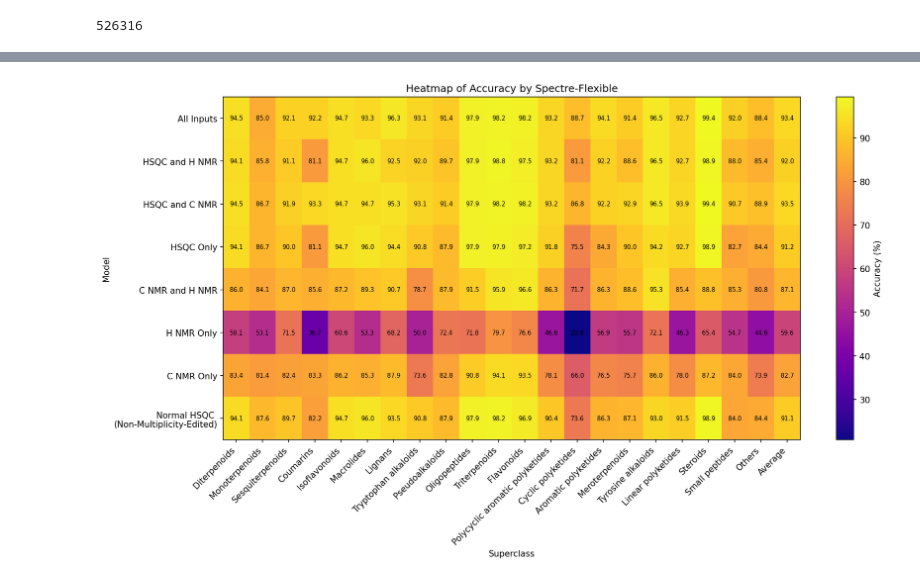
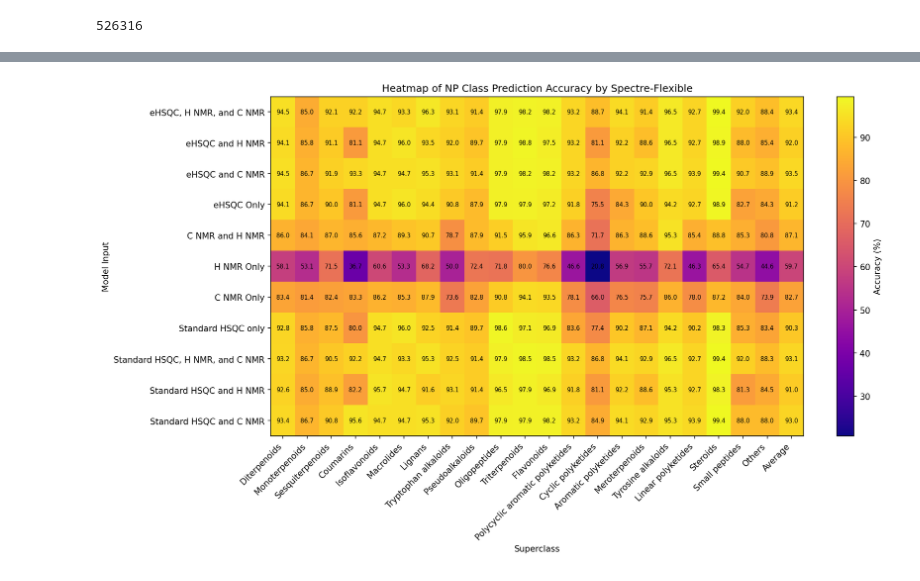
Before and after one commit to xwd0418/Spectre, a Jupyter notebook: inference/inference_to_perf_annotation.ipynb, the cells around one changed output, grey strips where cells are left out. Drawn from its saved outputs; the diff is of its cells as text; code cells hidden in the pictures.

Commit message:
adding more scripts to visualize in paper

```diff
--- a/inference/inference_to_perf_annotation.ipynb
+++ b/inference/inference_to_perf_annotation.ipynb
@@ -294,12 +387,19 @@ plot_topk_accuracy(mean_rank_records_no_mw, max_k=50, title="") #Structure Annot
 # %%
-import pickle
+# import pickle
 
-save_dir= "/root/gurusmart/MorganFP_prediction/reproduce_previous_works/Spectre/inference/"
+# save_dir= "/root/gurusmart/MorganFP_prediction/reproduce_previous_works/Spectre/inference/"
 
-with open(save_dir + "topk_annotation_with_mw.pkl", 'wb') as file:
-    pickle.dump(mean_rank_records, file)
-with open(save_dir + "topk_annotation_without_mw.pkl", 'wb') as file:
-    pickle.dump(mean_rank_records_no_mw, file)
+# with open(save_dir + "topk_annotation_with_mw.pkl", 'wb') as file:
+#     pickle.dump(mean_rank_records, file)
+# with open(save_dir + "topk_annotation_without_mw.pkl", 'wb') as file:
+#     pickle.dump(mean_rank_records_no_mw, file)
+# %%
+import pickle
+
+save_dir= "/root/gurusmart/MorganFP_prediction/reproduce_previous_works/Spectre/inference/"
+
+with open(save_dir + "topk_annotation_without_mw.pkl", 'rb') as file:
+    mean_rank_records_no_mw = pickle.load(file)
 # %%
 import pickle
 with open('/root/gurusmart/MorganFP_prediction/inference_data/coconut_loutus_hyun_training/smiles_to_np_classes.pkl', 'rb') as file:
@@ -346,16 +446,22 @@ from collections import defaultdict
 
 ## with MW
 class_wise_accuracy = defaultdict(lambda: defaultdict(list))
-for i in range(8):
+for i in range(11):
     loader_idx = i
-    if i == 7:
+    if i == 7: # Standard HSQC only
         loader_idx = 3
+    if i == 8: # Standard HSQC, H NMR, and C NMR
+        loader_idx = 0
+    if i == 9: # Standard HSQC and H NMR
+        loader_idx = 1
+    if i == 10: # Standard HSQC and C NMR
+        loader_idx = 2
 
     for idx, batch in enumerate(tqdm.tqdm(test_dataloaders[loader_idx])):
 
-        if i == 7:
+        if i >= 7:
             # last column all zeros
-            batch[0][:, -1] = 0
+            batch[0][:, :, -1] = 0
         with torch.no_grad():
             inputs, extra_info = batch
             (ground_smiles, names, NMR_type_indicator, path, superclasses) = zip(*extra_info)
@@ -476,35 +580,35 @@ def plot_classwise_accuracy_heatmap_with_others(class_wise_accuracy, top_20_NP_c
     # Plot
     fig, ax = plt.subplots(figsize=(max(14, 0.5 * df.shape[1]), max(8, 0.4 * df.shape[0])), dpi=150)
     im = ax.imshow(df.values, cmap='plasma', aspect='auto')
 
     # Set ticks and labels
     ax.set_xticks(np.arange(df.shape[1]))
     ax.set_yticks(np.arange(df.shape[0]))
     ax.set_xticklabels(df.columns, rotation=45, ha="right")
     ax.set_yticklabels(df.index)
 
     # Annotate all cells
     for i in range(df.shape[0]):
         for j in range(df.shape[1]):
             value = df.iloc[i, j]
             if not np.isnan(value):
                 ax.text(j, i, f"{value:.1f}", ha="center", va="center", color="black", fontsize=7)
 
     # Colorbar
     cbar = ax.figure.colorbar(im, ax=ax)
     cbar.set_label("Accuracy (%)")
 
-    ax.set_title("Heatmap of Accuracy by Spectre-Flexible")
+    ax.set_title("Heatmap of NP Class Prediction Accuracy by Spectre-Flexible")
     ax.set_xlabel("Superclass")
-    ax.set_ylabel("Model")
+    ax.set_ylabel("Model Input")
 
     plt.tight_layout()
     plt.show()
 
 
 
 # Test with dummy data
-plot_classwise_accuracy_heatmap_with_others(class_wise_accuracy_copy, top_20_NP_classes)
+plot_classwise_accuracy_heatmap_with_others(class_wise_accuracy, top_20_NP_classes)
 # %% [output]
-[figure, old version]
+[figure, new version]
 # %%
```
Also changed, not shown: parts of 19 cells of this notebook, 13 other files.
